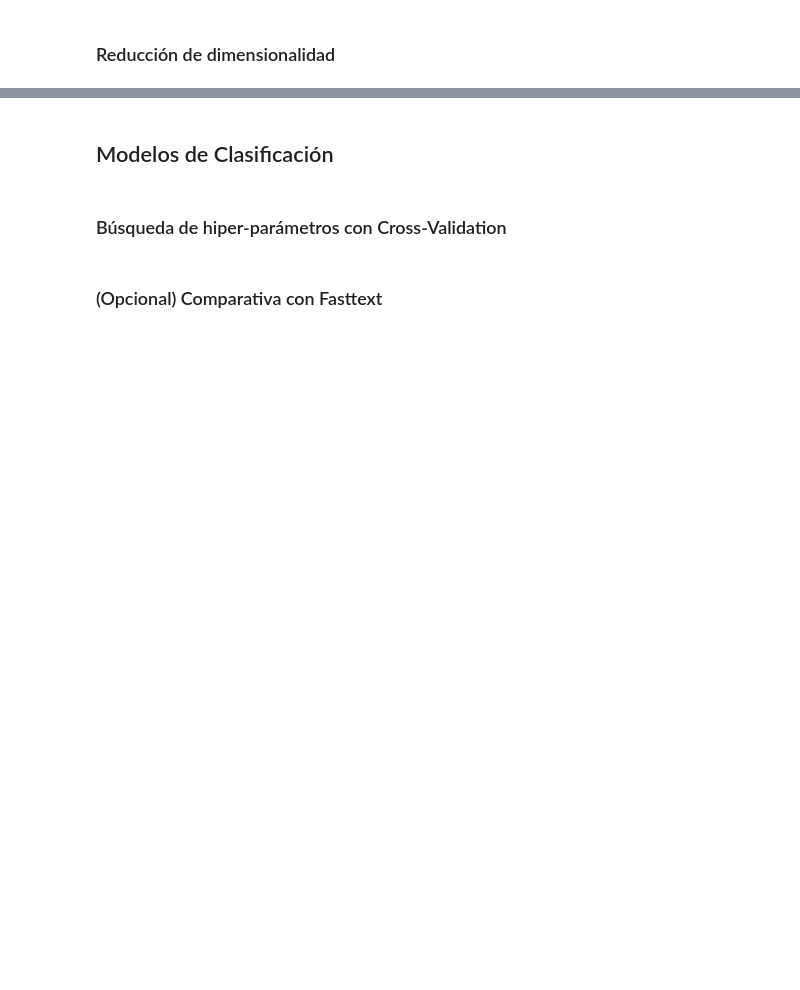
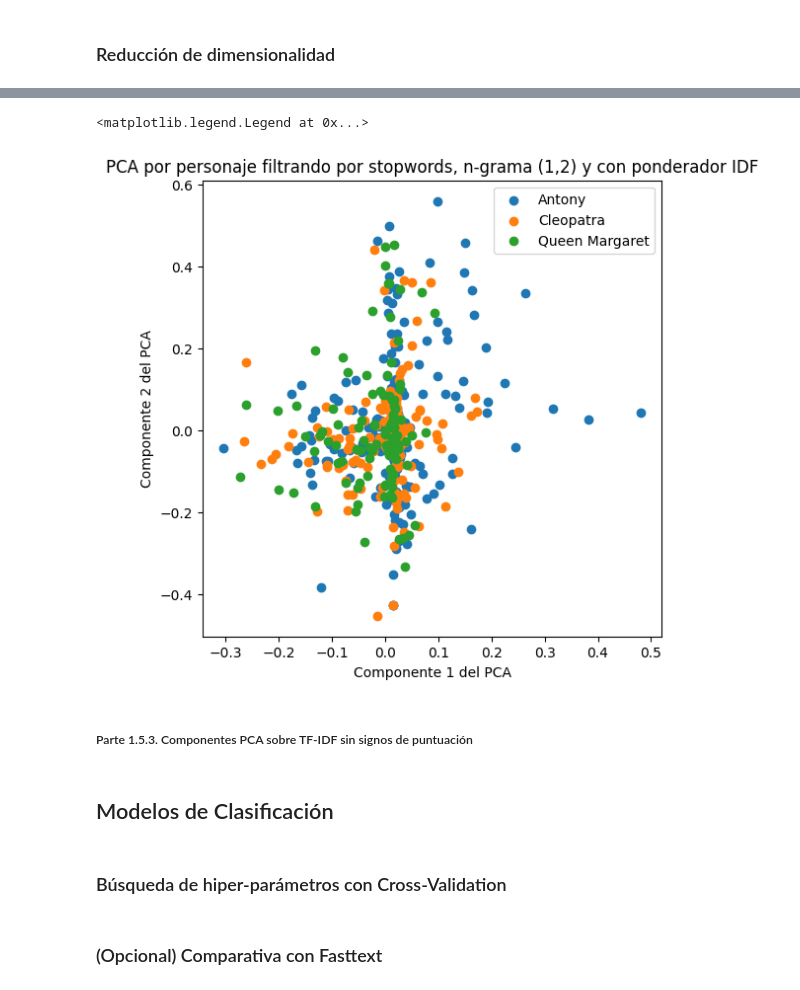
Before and after one commit to lupish/introcd_grupo_17, a Jupyter notebook: Tarea_2/shakespeare_tarea_2.ipynb, the cells around one changed output, grey strips where cells are left out. Drawn from its saved outputs; the diff is of its cells as text; code cells hidden in the pictures; blank space fills up the shorter version.

```diff
--- a/Tarea_2/shakespeare_tarea_2.ipynb
+++ b/Tarea_2/shakespeare_tarea_2.ipynb
@@ -366,0 +446,16 @@ ax.legend()
+# %%
+nltk.download('stopwords')
+stop_words = stopwords.words('english')
+
+# stop_words=stop_words --> filtrar stop words en ingles usando la lista de nltk
+# ngram_range=(1,2) --> con n-grama 1 y 2, o sea palabras y combinaciones de dos palabras consecutivas en el texto de entrenamiento
+count_vect_sw_nG12 = CountVectorizer(stop_words=stop_words, ngram_range=(1,2))
+X_train_counts_sw_nG12 = count_vect_sw_nG12.fit_transform(X_train)
+
+# use_idf=True --> con ponderador IDF
+tf_idf_sw_nG12 = TfidfTransformer(use_idf=True)
+X_train_tf_sw_nG12 = tf_idf_sw_nG12.fit_transform(X_train_counts_sw_nG12)
+
+reductor_sw_nG12 = PCA(n_components=2)
+X_train_red_sw_nG12 = reductor_sw_nG12.fit_transform(X_train_tf_sw_nG12.toarray())
+X_train_red_sw_nG12
@@ -366,0 +483,16 @@ ax.legend()
+# %%
+# Visualización de las dos primeras componentes de PCA
+fig, ax = plt.subplots(figsize=(6, 6))
+for character in np.unique(y_train):
+    mask_train = y_train == character
+    ax.scatter(X_train_red_sw_nG12[mask_train, 0], X_train_red[mask_train, 1], label=character)
+
+ax.set_title("PCA por personaje filtrando por stopwords, n-grama (1,2) y con ponderador IDF")
+plt.xlabel("Componente 1 del PCA")
+plt.ylabel("Componente 2 del PCA")
+ax.legend()
+# %% [output]
+<matplotlib.legend.Legend at 0x...>
+[figure, added]
+# %% [markdown]
+##### Parte 1.5.3. Componentes PCA sobre TF-IDF sin signos de puntuación
```
Also changed, not shown: parts of 17 cells of this notebook.
